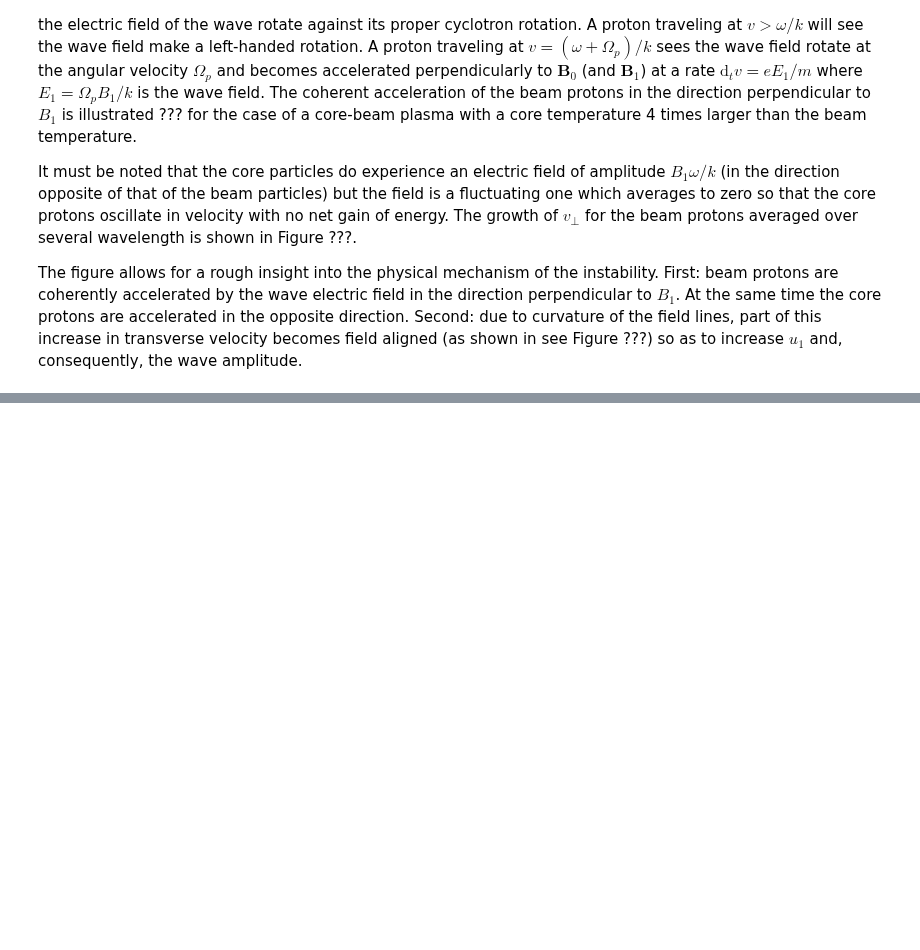
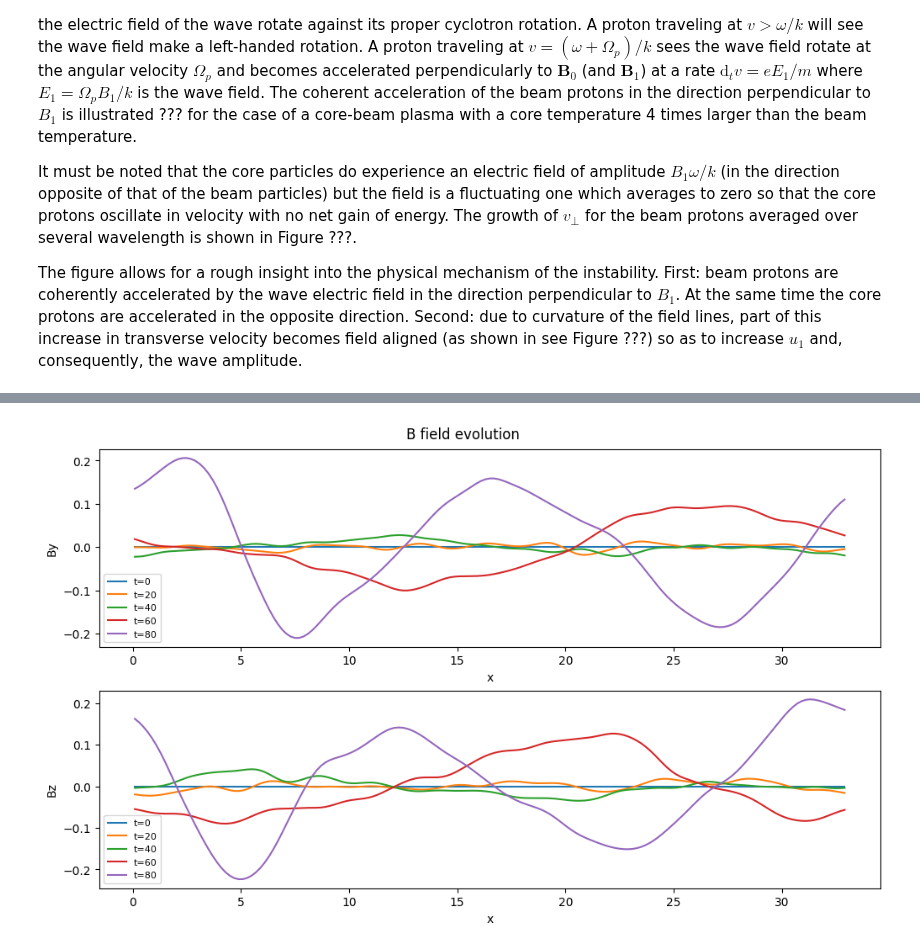
Before and after one commit to rochSmets/PHARE, a Jupyter notebook: res/eg/1d/jupyter/beam/beam.ipynb, the cells around one changed output, grey strips where cells are left out. Saved outputs shown, nothing was run; the diff lists cells and outputs as text; code cells hidden in the pictures; blank space fills up the shorter version.

```diff
--- a/res/eg/1d/jupyter/beam/beam.ipynb
+++ b/res/eg/1d/jupyter/beam/beam.ipynb
@@ -245,0 +290,19 @@ run  = Run(run_path)
+# %%
+times_plot = np.arange(0, 100, 20)
+
+fig, axes = plt.subplots(2, 1, figsize=(10, 6), constrained_layout=True)
+fig.suptitle("B field evolution")
+
+for i, time in enumerate(times_plot):
+    B = run.GetB(time, all_primal=False)
+    b = phc.filters.gaussian(B, sigma=3)
+    b.plot(qty='y', ax=axes[0], ls='solid', lw=1.5, color=colors[i % 10],
+           label="t={:.0f}".format(time), ylabel='By')
+    b.plot(qty='z', ax=axes[1], ls='solid', lw=1.5, color=colors[i % 10],
+           label="t={:.0f}".format(time), ylabel='Bz')
+
+for ax in axes:
+    ax.legend(fontsize=8)
+    ax.set_xlabel("x")
+# %% [output]
+[figure, added]
```
Also changed, not shown: parts of 3 cells of this notebook, 2 other files.
